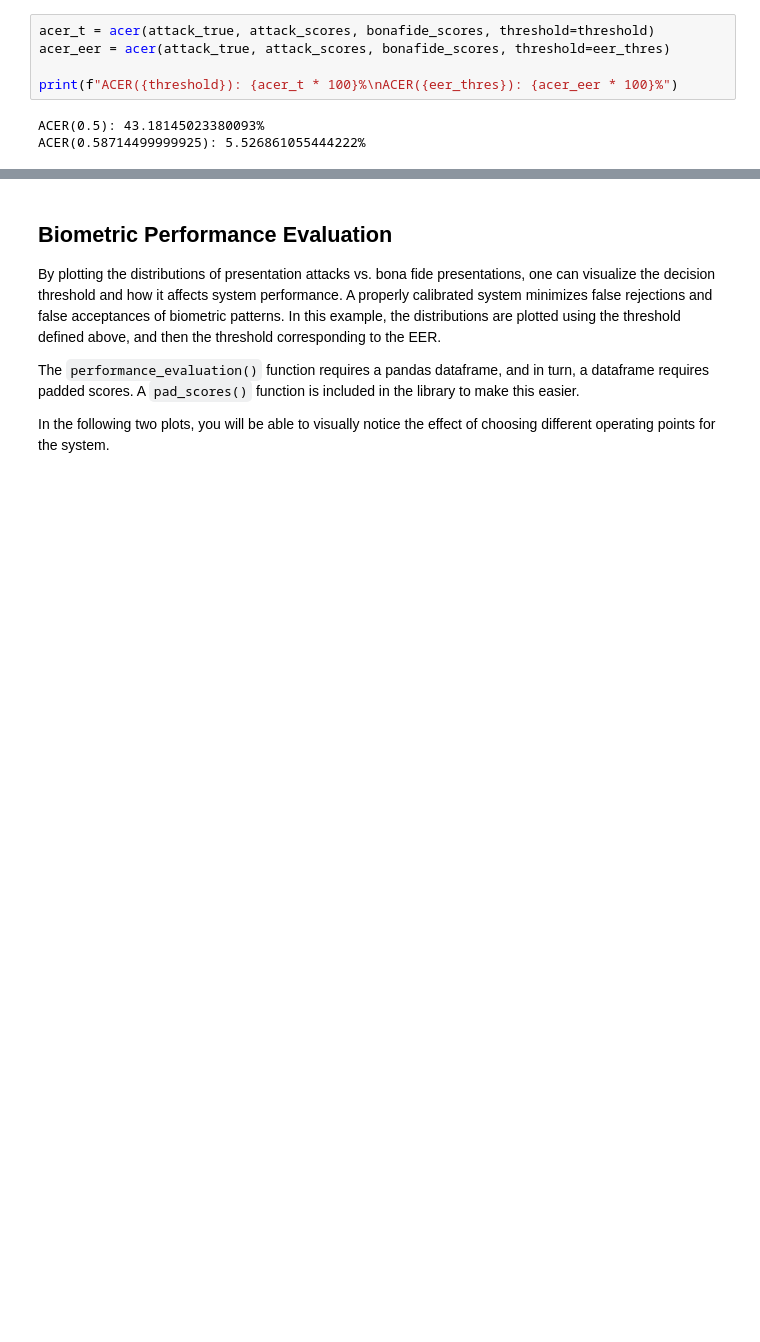
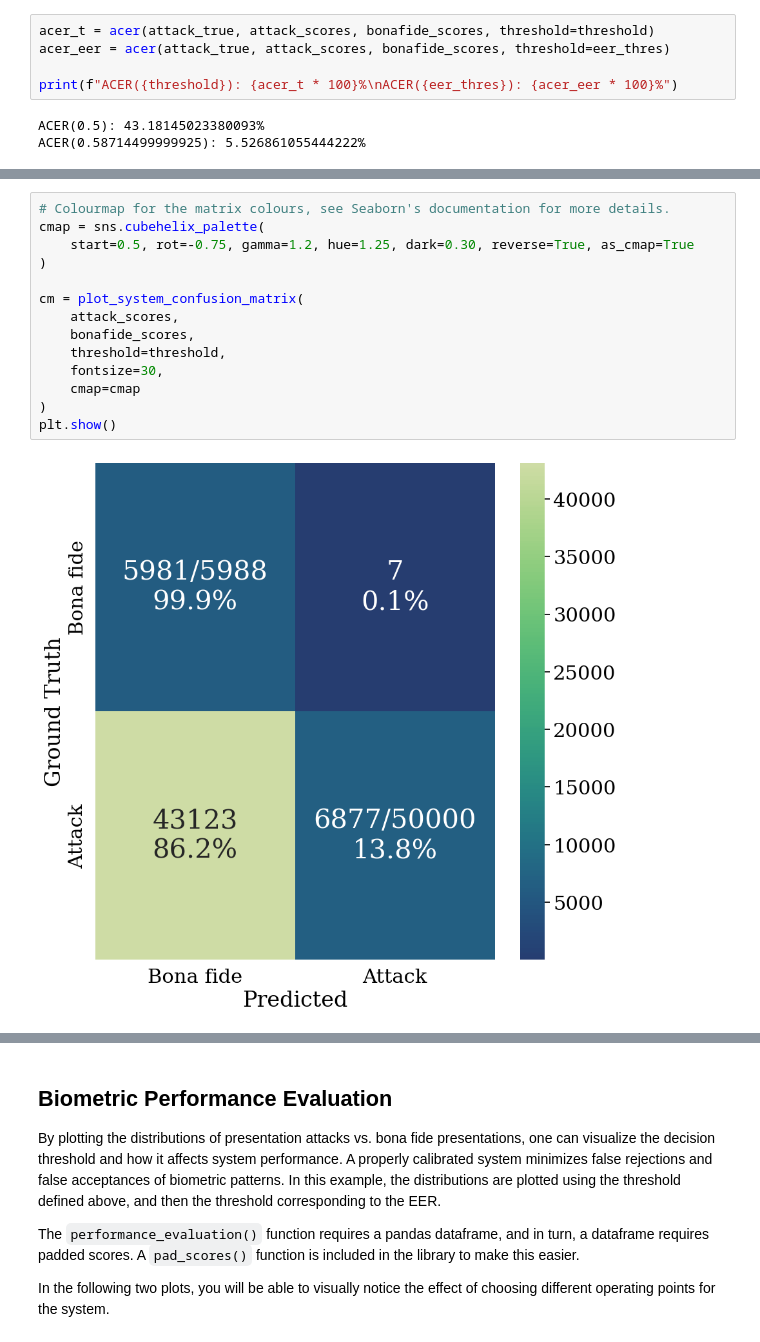
Before and after one commit to jedota/PyPAD, a Jupyter notebook: example/pypad.ipynb, the cells around one changed output, grey strips where cells are left out. Cells and saved outputs as stored; diff of their text form; blank space fills up the shorter version.

Commit message:
Added a confusion matrix example to the Jupyter notebook.

```diff
--- a/example/pypad.ipynb
+++ b/example/pypad.ipynb
@@ -178,0 +190,16 @@ ACER(0.58714499999925): 5.526861055444222%
+# %%
+# Colourmap for the matrix colours, see Seaborn's documentation for more details.
+cmap = sns.cubehelix_palette(
+    start=0.5, rot=-0.75, gamma=1.2, hue=1.25, dark=0.30, reverse=True, as_cmap=True
+)
+
+cm = plot_system_confusion_matrix(
+    attack_scores,
+    bonafide_scores,
+    threshold=threshold,
+    fontsize=30,
+    cmap=cmap
+)
+plt.show()
+# %% [output]
+[figure, added]
```
Also changed, not shown: parts of 4 cells of this notebook, 1 other file.
